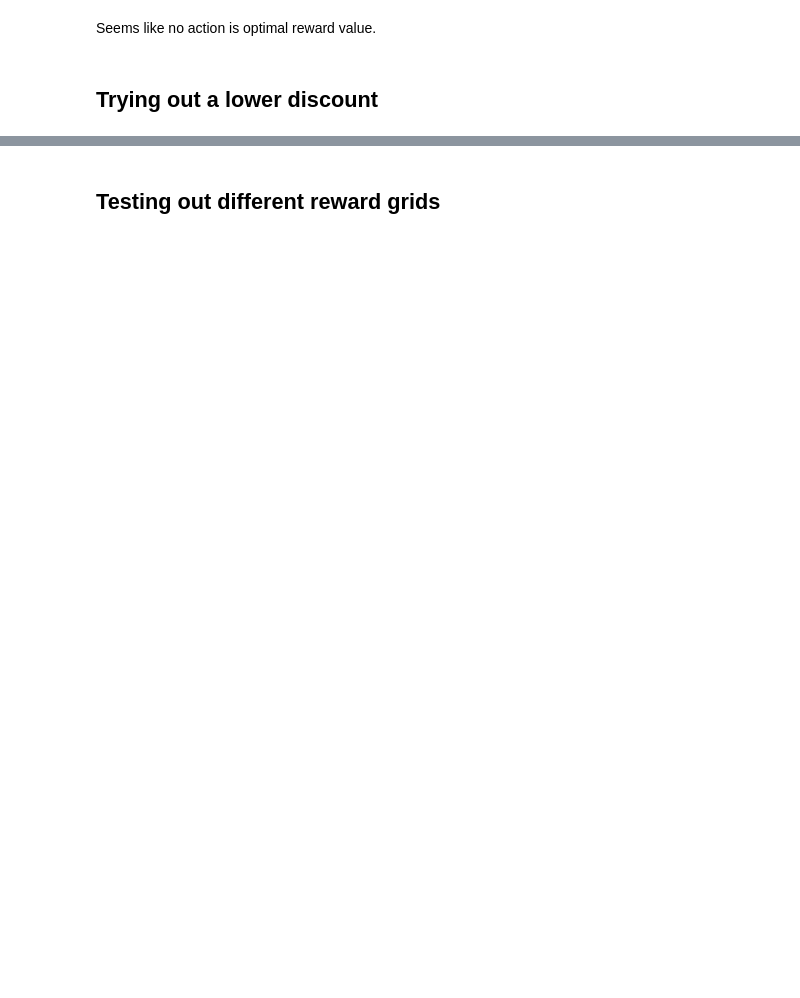
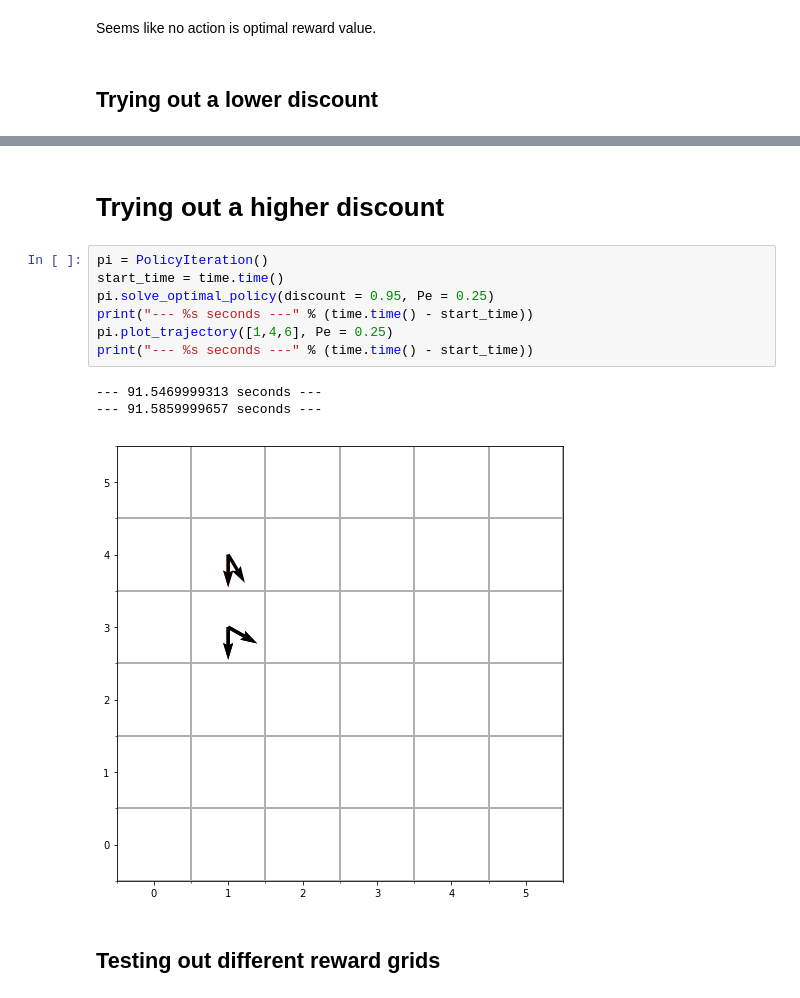
Before and after one commit to Jas-Jess/EE209-Computational-Robotics, a Jupyter notebook: PSET2/p5.ipynb, the cells around one changed output, grey strips where cells are left out. Saved outputs shown, nothing was run; the diff lists cells and outputs as text; blank space fills up the shorter version.

```diff
--- a/PSET2/p5.ipynb
+++ b/PSET2/p5.ipynb
@@ -52,3 +44,16 @@ print("--- %s seconds ---" % (time.time() - start_time))
+# %% [markdown]
+# Trying out a higher discount
+# %%
+pi = PolicyIteration()
+start_time = time.time()
+pi.solve_optimal_policy(discount = 0.95, Pe = 0.25)
+print("--- %s seconds ---" % (time.time() - start_time))
+pi.plot_trajectory([1,4,6], Pe = 0.25)
+print("--- %s seconds ---" % (time.time() - start_time))
+# %% [output]
+--- 91.5469999313 seconds ---
+--- 91.5859999657 seconds ---
+[figure, added]
 # %% [markdown]
 ## Testing out different reward grids
 # %%
```
Also changed, not shown: parts of 10 cells of this notebook, 4 other files.
